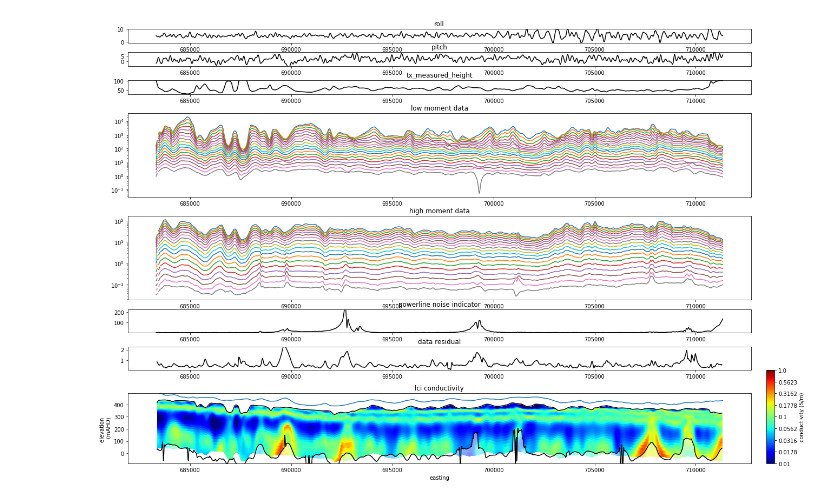
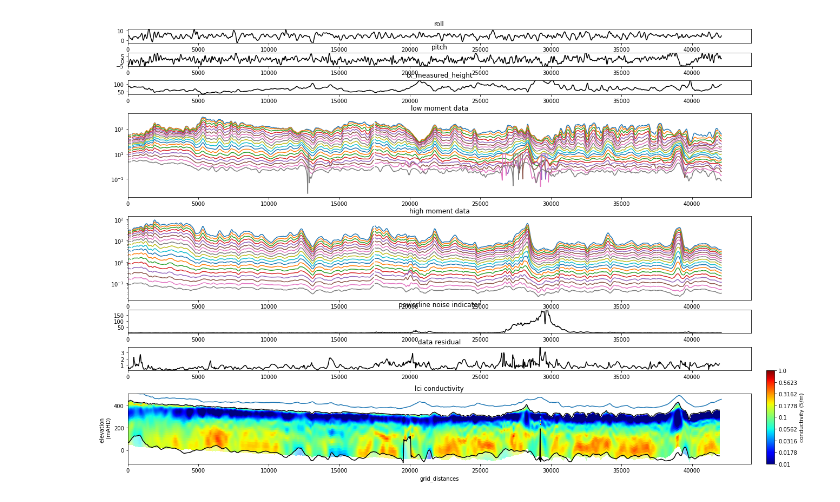
Before and after one commit to Neil-Symington/aem_interp_dash, a Jupyter notebook: workflow/create_multi_plots.ipynb, the cells around one changed output. Cells and saved outputs as stored; diff of their text form; code cells hidden in the pictures.

Commit message:
update to plotting script

```diff
--- a/workflow/create_multi_plots.ipynb
+++ b/workflow/create_multi_plots.ipynb
@@ -28,7 +28,7 @@ lci.create_flightline_polylines()
 # %%
 # Now grid the lci sections
 
-lines = [200601]
+lines = [200601, 200301, 200701]
 
 # Assign the lci variables to grid
 grid_vars = ['conductivity', 'data_residual', 'depth_of_investigation']
@@ -89,7 +70,9 @@ em.section_data
 # %%
 # Create a multi-plot section
 
-line = lines[0]
+line = lines[1]
+
+x_on = 'grid_distances'
 
 # Composite plot
 plt.close('all')
@@ -110,58 +93,58 @@ cbar_ax = fig.add_axes([0.92, 0.05, 0.01, 0.2])
 
 
 roll = plots.plot_single_line(ax1, em.section_data[line], 'roll',
-                              x_ax_var='easting')
+                              x_ax_var=x_on)
 ax1.set_title('roll')
 pitch = plots.plot_single_line(ax2, em.section_data[line], 'pitch',
-                              x_ax_var='easting')
+                              x_ax_var=x_on)
 ax2.set_title('pitch')
 height = plots.plot_single_line(ax3, em.section_data[line], 'tx_height_measured',
-                                x_ax_var='easting')
+                                x_ax_var=x_on)
 ax3.set_title('tx_measured_height')
 # Plot the data
 lm_dat = em.section_data[line]['low_moment_Z-component_EM_data']
 hm_dat = em.section_data[line]['high_moment_Z-component_EM_data']
 
 for j in range(lm_dat.shape[1]):
-    ax4.plot(em.section_data[line]['easting'], lm_dat[:,j])
-    ax5.plot(em.section_data[line]['easting'], hm_dat[:,j])
+    ax4.plot(em.section_data[line][x_on], lm_dat[:,j])
+    ax5.plot(em.section_data[line][x_on], hm_dat[:,j])
 
 ax4.set_yscale('log')
 ax4.set_title('low moment data')
 ax5.set_yscale('log')
 ax5.set_title('high moment data')
 plni = plots.plot_single_line(ax6, em.section_data[line], 'powerline_noise',
-                              x_ax_var='easting')
+                              x_ax_var=x_on)
 ax6.set_title('powerline noise indicator')
 res = plots.plot_single_line(ax7, lci.section_data[line], 'data_residual',
-                                x_ax_var='easting')
+                                x_ax_var=x_on)
 ax7.set_title('data residual')
 ax8.set_title('lci conductivity')
-ax8.set_xlabel('easting')
+ax8.set_xlabel(x_on)
 
 ax8.plot()
 
 panel_kwargs = {'max_depth': 400.,
                 'shade_doi': True,
                 'colourbar': False,
                 'colourbar_label': 'Conductivity (S/m)',
                 'log_plot': True,
                 'vmin': 0.01,
                 'vmax': 1.,
                 'cmap': 'jet',
                 'ylabel': 'elevation \n (mAHD)'}
 
 lci_section = plots.plot_grid(ax8, lci.section_data[line], 'conductivity',
-                              panel_kwargs, x_ax_var='easting')
+                              panel_kwargs, x_ax_var=x_on)
 
-ax8.plot(em.section_data[line]['easting'], em.section_data[line]['gps_height'])
+ax8.plot(em.section_data[line][x_on], em.section_data[line]['gps_height'])
 
 cb = fig.colorbar(lci_section, cax=cbar_ax, orientation='vertical')
 
 cbar_ax.set_yticklabels([round(10 ** x, 4) for x in cb.get_ticks()])
 
 cb.set_label('conductivity (S/m)', fontsize=10)
-plt.savefig(r"C:\temp\200601_multiplot.png", dpi = 300)
+plt.savefig("C:\\temp\\" + str(line) + "_multiplot.png", dpi = 300)
 plt.show()
 # %% [output]
-[figure, old version]
+[figure, new version]
```
Also changed, not shown: parts of 2 cells of this notebook, 1 other file.
